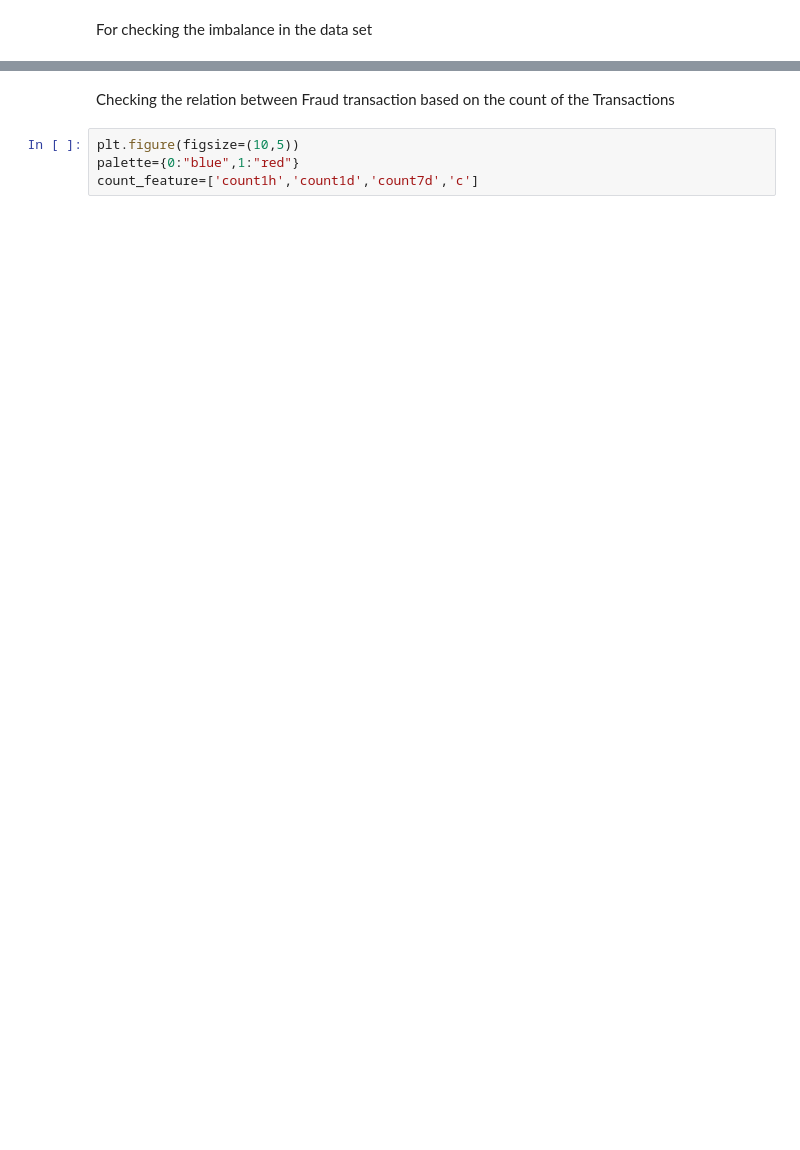
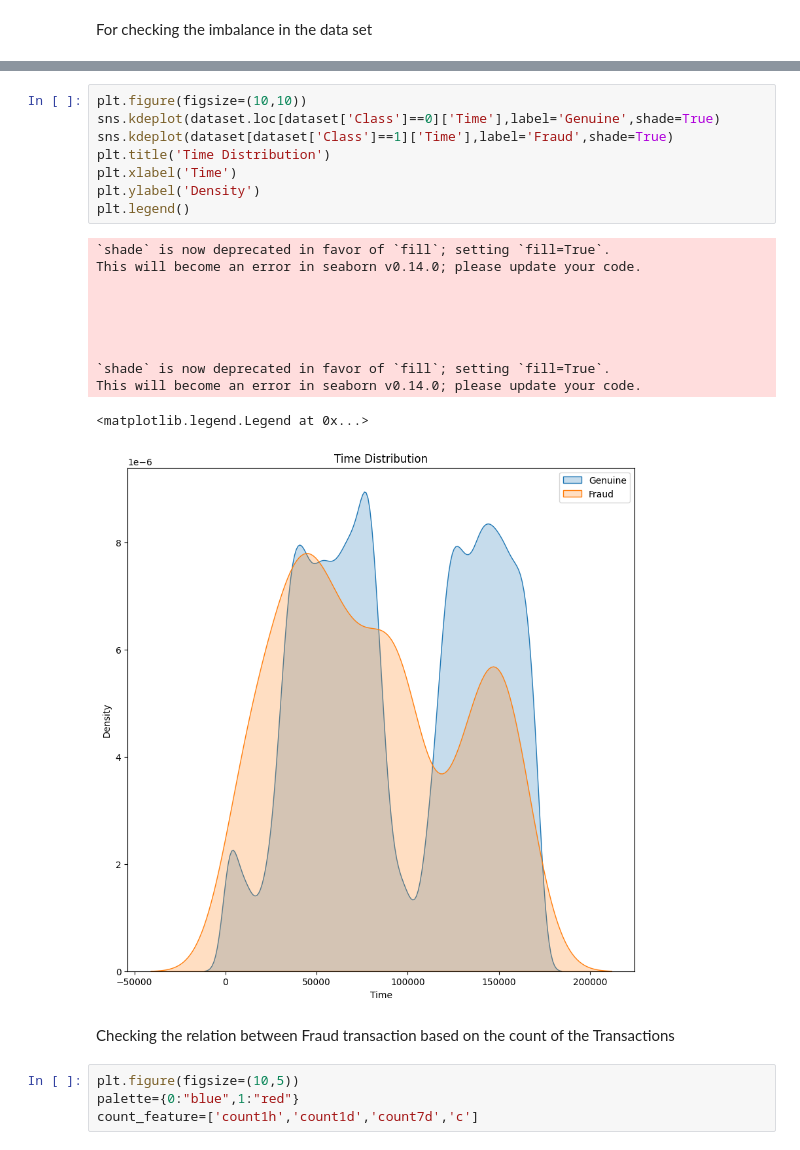
Before and after one commit to SuvitKumar003/Credit-Card-Fraud-Detection, a Jupyter notebook: code1.ipynb, the cells around one changed output, grey strips where cells are left out. Drawn from its saved outputs; the diff is of its cells as text; blank space fills up the shorter version.

```diff
--- a/code1.ipynb
+++ b/code1.ipynb
@@ -118,3 +159,23 @@ plt.show()
+# %%
+plt.figure(figsize=(10,10))
+sns.kdeplot(dataset.loc[dataset['Class']==0]['Time'],label='Genuine',shade=True)
+sns.kdeplot(dataset[dataset['Class']==1]['Time'],label='Fraud',shade=True)
+plt.title('Time Distribution')
+plt.xlabel('Time')
+plt.ylabel('Density')
+plt.legend()
+# %% [output]
+`shade` is now deprecated in favor of `fill`; setting `fill=True`.
+This will become an error in seaborn v0.14.0; please update your code.
+
+
+
+
+
+`shade` is now deprecated in favor of `fill`; setting `fill=True`.
+This will become an error in seaborn v0.14.0; please update your code.
+<matplotlib.legend.Legend at 0x...>
+[figure, added]
 # %% [markdown]
 Checking the relation between Fraud transaction based on the count of the Transactions
 # %%
```
Also changed, not shown: parts of 30 cells of this notebook, 1 other file.
